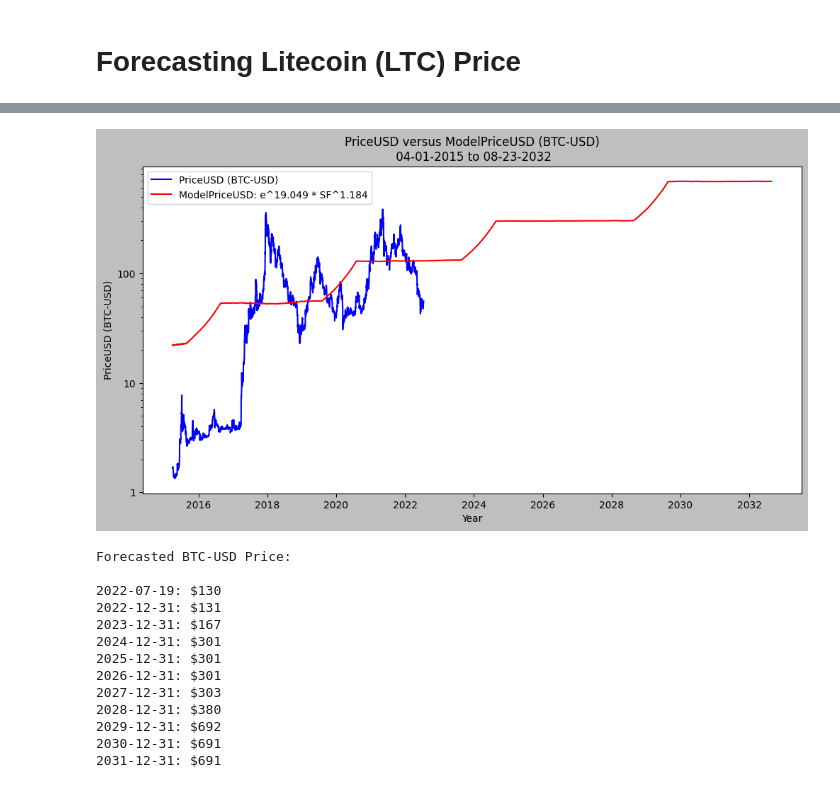
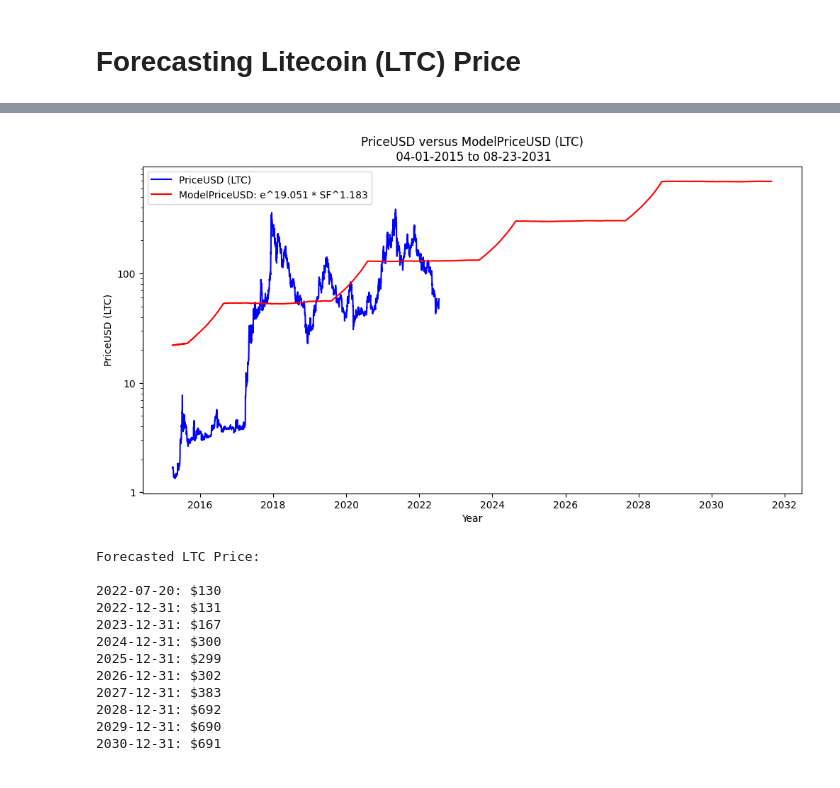
Before and after one commit to Token-DAO/tokendao, a Jupyter notebook: examples/stock_to_flow_ltc.ipynb, the cells around one changed output, grey strips where cells are left out. Saved outputs shown, nothing was run; the diff lists cells and outputs as text; code cells hidden in the pictures.

Commit message:
Fix missing parameter

```diff
--- a/examples/stock_to_flow_ltc.ipynb
+++ b/examples/stock_to_flow_ltc.ipynb
@@ -277,29 +277,29 @@ Current Market Price: $56.05
 # %%
 # next halvening dates
-halvening_dates = ['2023-08-23', '2028-08-23', '2032-08-23']
+last_halvening_date = '2019-08-05'
+halvening_dates = ['2023-08-23', '2027-08-23', '2031-08-23']
 
 # current daily mined
-daily_average_mined = df.loc['2019-08-05':].SplyCur.diff().dropna().mean()
-daily_std_mined = df.loc['2019-08-05':].SplyCur.diff().dropna().std()
+daily_average_mined = df.loc[last_halvening_date:].SplyCur.diff().dropna().mean()
+daily_std_mined = df.loc[last_halvening_date:].SplyCur.diff().dropna().std()
 # %%
 full_df, sample_df = sf.forecast(df, params_sf, halvening_dates, daily_average_mined, daily_std_mined)
 # %%
-sf.forecast_chart(sample_df, full_df, params_sf);
+sf.forecast_chart(sample_df, full_df, params_sf, ticker);
 # %% [output]
-[figure, old version]
+[figure, new version]
 # %%
-sf.selected_forecast(full_df)
+sf.selected_forecast(full_df, ticker)
 # %% [output]
-Forecasted BTC-USD Price:
+Forecasted LTC Price:
 
-2022-07-19: $130
+2022-07-20: $130
 2022-12-31: $131
 2023-12-31: $167
-2024-12-31: $301
-2025-12-31: $301
-2026-12-31: $301
-2027-12-31: $303
-2028-12-31: $380
-2029-12-31: $692
+2024-12-31: $300
+2025-12-31: $299
+2026-12-31: $302
+2027-12-31: $383
+2028-12-31: $692
+2029-12-31: $690
 2030-12-31: $691
-2031-12-31: $691
```
Also changed, not shown: parts of 11 cells of this notebook, 5 other files.
